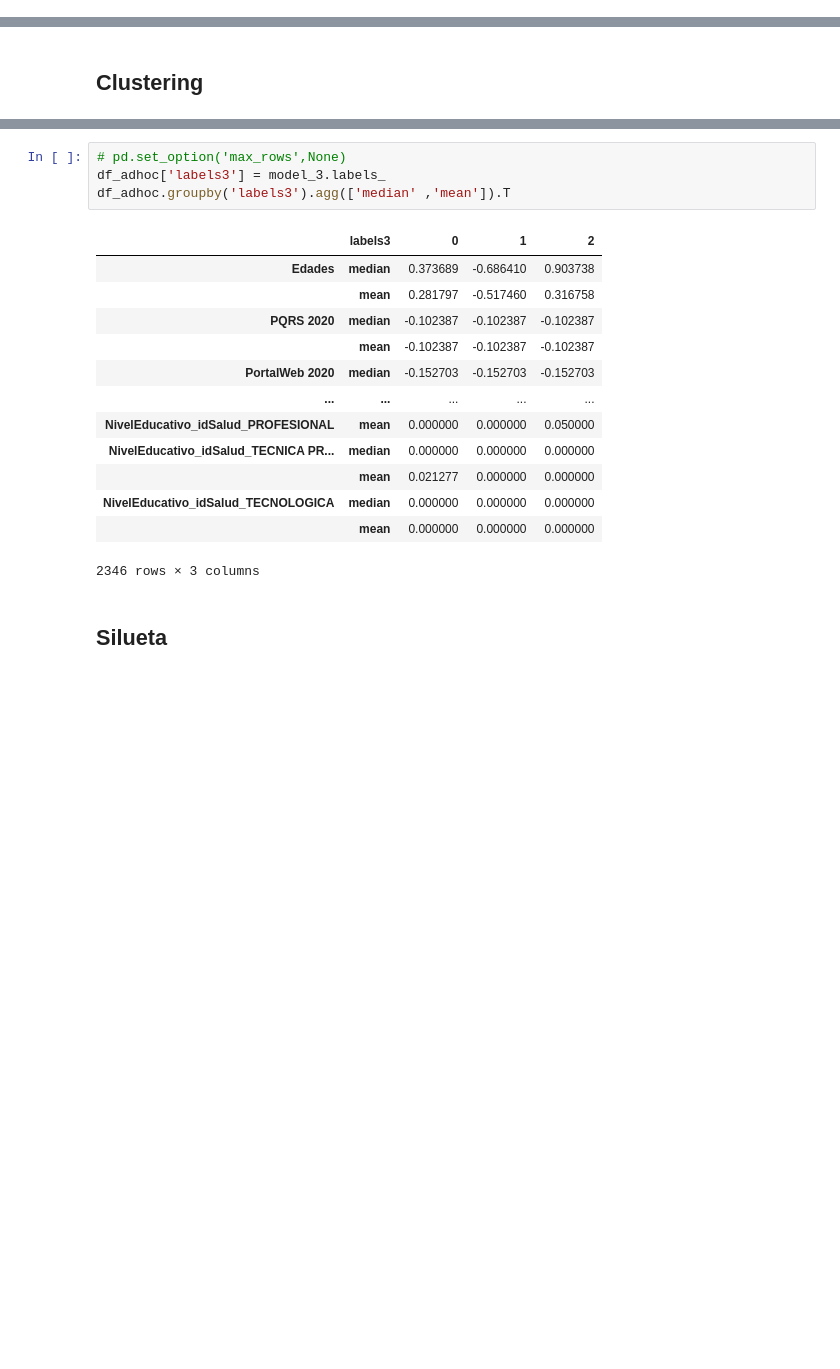
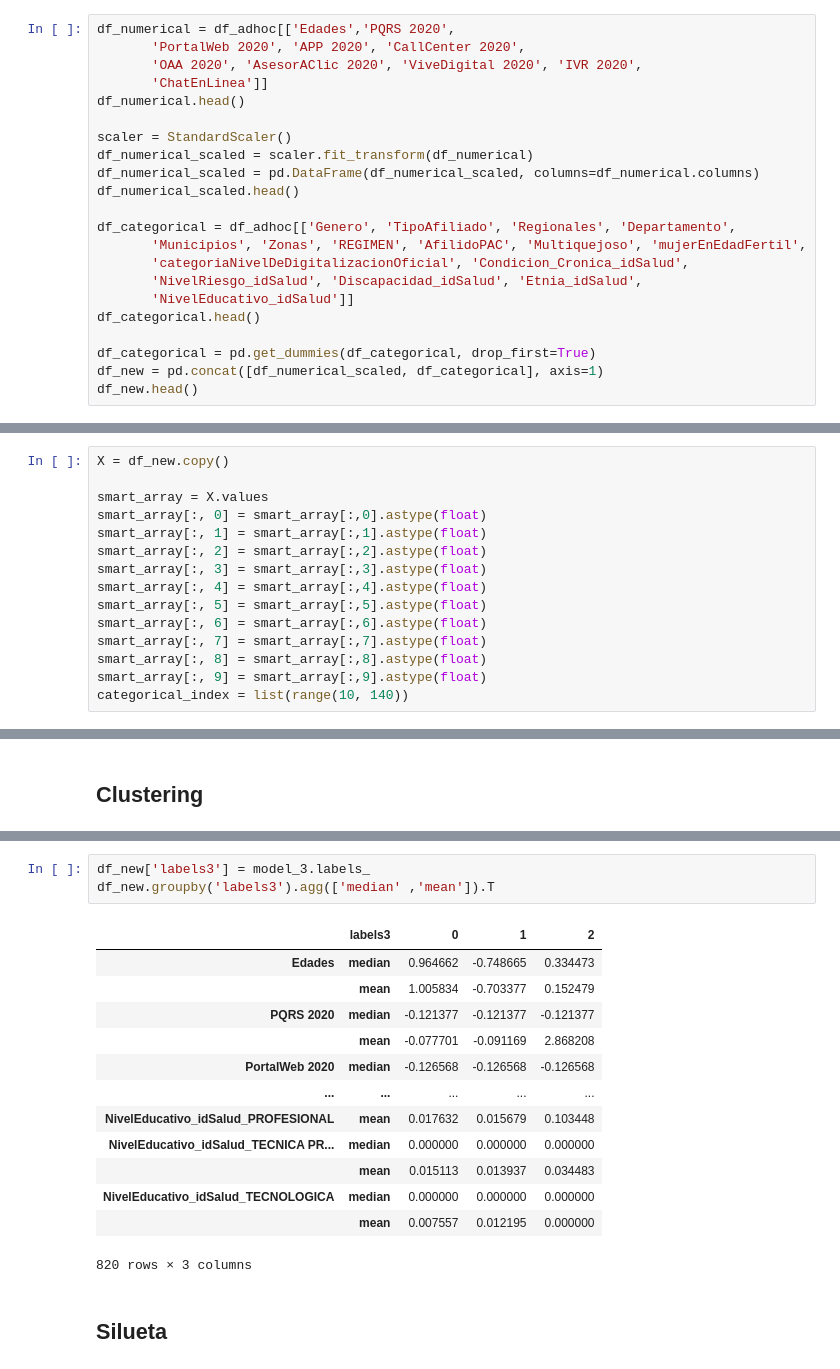
Before and after one commit to cdgonzalezr1/proyecto_aprendizaje_no_supervisado, a Jupyter notebook: proyecto_arquetipos.ipynb, the cells around one changed output, grey strips where cells are left out. Saved outputs shown, nothing was run; the diff lists cells and outputs as text; blank space fills up the shorter version.

```diff
--- a/proyecto_arquetipos.ipynb
+++ b/proyecto_arquetipos.ipynb
@@ -305,0 +284,22 @@ categorical_index = list(range(0,12)) + list(range(13,23)) + list(range(24, 38))
+# %%
+df_numerical = df_adhoc[['Edades','PQRS 2020',
+       'PortalWeb 2020', 'APP 2020', 'CallCenter 2020',
+       'OAA 2020', 'AsesorAClic 2020', 'ViveDigital 2020', 'IVR 2020',
+       'ChatEnLinea']]
+df_numerical.head()
+
+scaler = StandardScaler()
+df_numerical_scaled = scaler.fit_transform(df_numerical)
+df_numerical_scaled = pd.DataFrame(df_numerical_scaled, columns=df_numerical.columns)
+df_numerical_scaled.head()
+
+df_categorical = df_adhoc[['Genero', 'TipoAfiliado', 'Regionales', 'Departamento',
+       'Municipios', 'Zonas', 'REGIMEN', 'AfilidoPAC', 'Multiquejoso', 'mujerEnEdadFertil',
+       'categoriaNivelDeDigitalizacionOficial', 'Condicion_Cronica_idSalud',
+       'NivelRiesgo_idSalud', 'Discapacidad_idSalud', 'Etnia_idSalud',
+       'NivelEducativo_idSalud']]
+df_categorical.head()
+
+df_categorical = pd.get_dummies(df_categorical, drop_first=True)
+df_new = pd.concat([df_numerical_scaled, df_categorical], axis=1)
+df_new.head()
@@ -306,3 +314,18 @@ categorical_index = list(range(0,12)) + list(range(13,23)) + list(range(24, 38))
+# %%
+X = df_new.copy()
+
+smart_array = X.values
+smart_array[:, 0] = smart_array[:,0].astype(float)
+smart_array[:, 1] = smart_array[:,1].astype(float)
+smart_array[:, 2] = smart_array[:,2].astype(float)
+smart_array[:, 3] = smart_array[:,3].astype(float)
+smart_array[:, 4] = smart_array[:,4].astype(float)
+smart_array[:, 5] = smart_array[:,5].astype(float)
+smart_array[:, 6] = smart_array[:,6].astype(float)
+smart_array[:, 7] = smart_array[:,7].astype(float)
+smart_array[:, 8] = smart_array[:,8].astype(float)
+smart_array[:, 9] = smart_array[:,9].astype(float)
+categorical_index = list(range(10, 140))
 # %%
 def plot_elbow_curve(start, end, data):
     no_of_clusters = list(range(start, end+1))
@@ -339,21 +361,20 @@ X['labels3'] = model_3.labels_
 # %%
-# pd.set_option('max_rows',None)
-df_adhoc['labels3'] = model_3.labels_
-df_adhoc.groupby('labels3').agg(['median' ,'mean']).T
+df_new['labels3'] = model_3.labels_
+df_new.groupby('labels3').agg(['median' ,'mean']).T
 # %% [output]
 |  | labels3 | 0 | 1 | 2 |
-| Edades | median | 0.373689 | -0.686410 | 0.903738 |
-|  | mean | 0.281797 | -0.517460 | 0.316758 |
-| PQRS 2020 | median | -0.102387 | -0.102387 | -0.102387 |
-|  | mean | -0.102387 | -0.102387 | -0.102387 |
-| PortalWeb 2020 | median | -0.152703 | -0.152703 | -0.152703 |
+| Edades | median | 0.964662 | -0.748665 | 0.334473 |
+|  | mean | 1.005834 | -0.703377 | 0.152479 |
+| PQRS 2020 | median | -0.121377 | -0.121377 | -0.121377 |
+|  | mean | -0.077701 | -0.091169 | 2.868208 |
+| PortalWeb 2020 | median | -0.126568 | -0.126568 | -0.126568 |
 | ... | ... | ... | ... | ... |
-| NivelEducativo_idSalud_PROFESIONAL | mean | 0.000000 | 0.000000 | 0.050000 |
+| NivelEducativo_idSalud_PROFESIONAL | mean | 0.017632 | 0.015679 | 0.103448 |
 | NivelEducativo_idSalud_TECNICA PR... | median | 0.000000 | 0.000000 | 0.000000 |
-|  | mean | 0.021277 | 0.000000 | 0.000000 |
+|  | mean | 0.015113 | 0.013937 | 0.034483 |
 | NivelEducativo_idSalud_TECNOLOGICA | median | 0.000000 | 0.000000 | 0.000000 |
-|  | mean | 0.000000 | 0.000000 | 0.000000 |
+|  | mean | 0.007557 | 0.012195 | 0.000000 |
-2346 rows × 3 columns
+820 rows × 3 columns
 # %% [markdown]
 ## Silueta
 # %%
```
Also changed, not shown: parts of 29 cells of this notebook.
